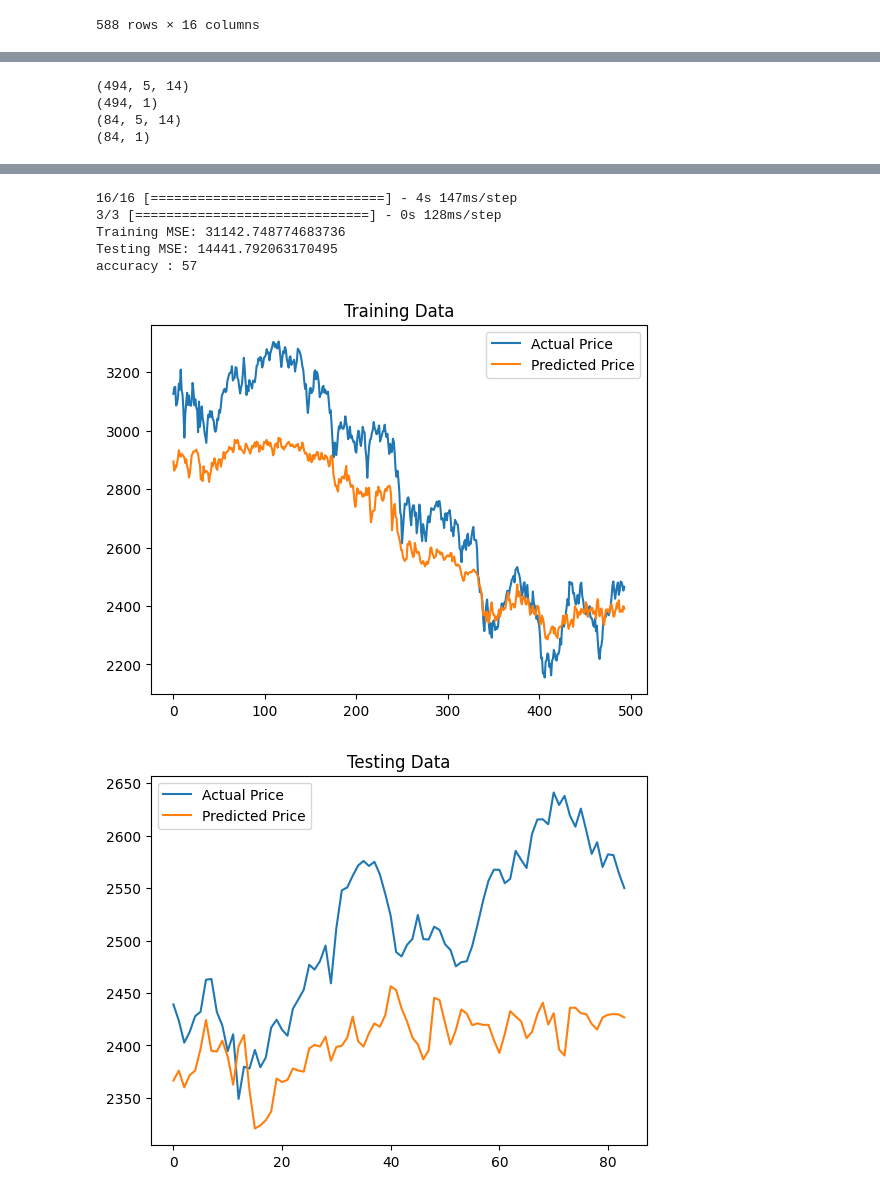
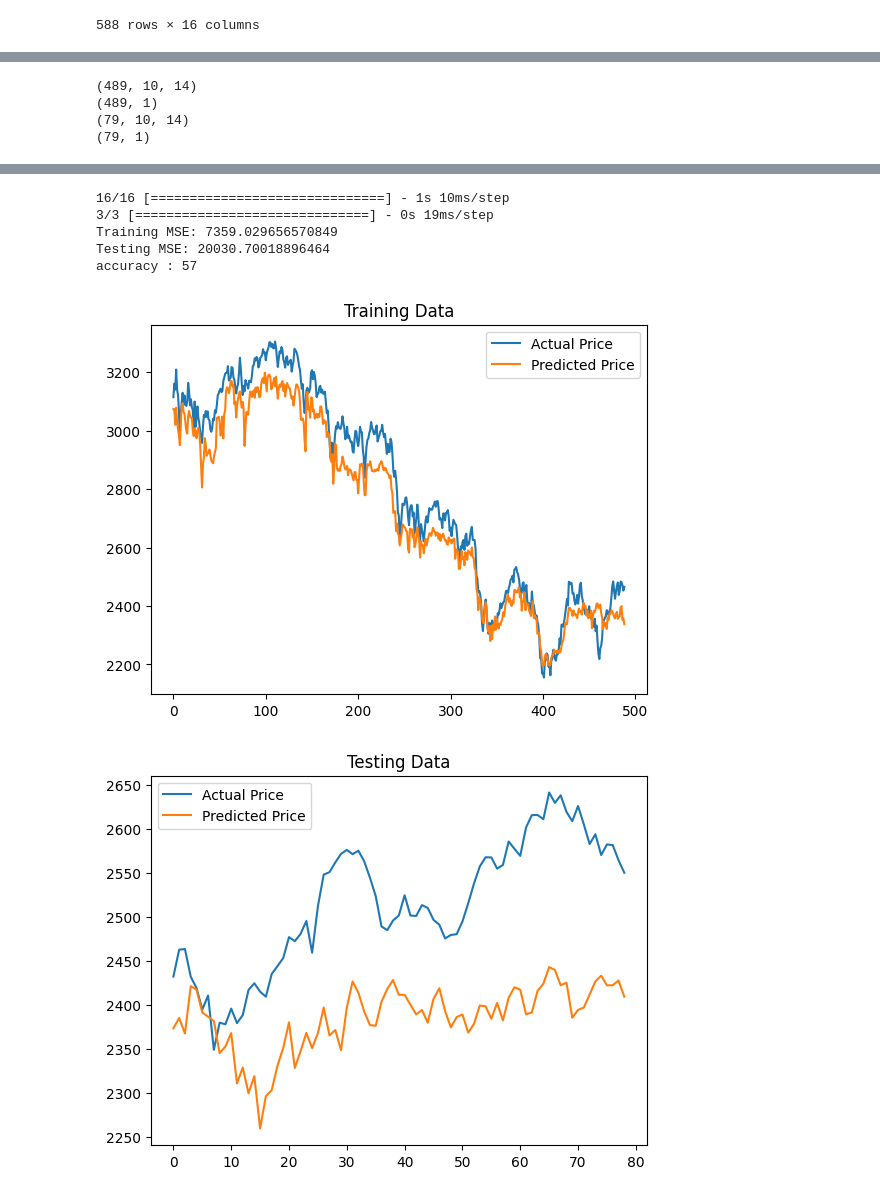
Before and after one commit to hj2222222/API, a Jupyter notebook: V5_2_experiment.ipynb, the cells around one changed output, grey strips where cells are left out. Cells and saved outputs as stored; diff of their text form; code cells hidden in the pictures.

```diff
--- a/V5_2_experiment.ipynb
+++ b/V5_2_experiment.ipynb
@@ -72,7 +72,7 @@ def create_dataset(dataset, data, look_back=10):
         y.append(data[i + look_back])
     return np.array(X), np.array(y)
 
-look_back = 5  # 몇 일 동안의 데이터를 사용할 것인지 설정
+look_back = 10  # 몇 일 동안의 데이터를 사용할 것인지 설정
 
 trainX, trainY = create_dataset(train_data_t_1, train_data, look_back)
 testX, testY = create_dataset(test_data_t_1,test_data, look_back)
@@ -220,48 +229,50 @@ print(trainY.shape)
 print(testX.shape)
 print(testY.shape)
 # %% [output]
-(494, 5, 14)
-(494, 1)
-(84, 5, 14)
-(84, 1)
+(489, 10, 14)
+(489, 1)
+(79, 10, 14)
+(79, 1)
 # %%
-# 모델 생성 LSTM
+# 모델 생성 GRU+CNN
 model = Sequential()
-model.add(LSTM(units=1024, activation='relu', return_sequences=True, input_shape=(trainX.shape[1], trainX.shape[2])))
+model.add(Conv1D(filters=256, kernel_size=3, activation='relu', input_shape=(trainX.shape[1], trainX.shape[2])))
+model.add(MaxPooling1D(pool_size=2))
+model.add(GRU(units=1024, activation='relu', return_sequences=True))
 model.add(Dropout(0.3))
-model.add(LSTM(units=512, activation='relu', return_sequences=True))
+model.add(GRU(units=512, activation='relu', return_sequences=True))
 model.add(Dropout(0.3))
-model.add(LSTM(units=256, activation='relu', return_sequences=True))
+model.add(GRU(units=256, activation='relu', return_sequences=True))
 model.add(Dropout(0.3))
-model.add(LSTM(units=128, activation='relu',return_sequences=True))
+model.add(GRU(units=128, activation='relu',return_sequences=True))
 model.add(Dropout(0.3))
-model.add(LSTM(units=64, activation='relu',return_sequences=True))
+model.add(GRU(units=64, activation='relu',return_sequences=True))
 model.add(Dropout(0.3))
-model.add(LSTM(units=32, activation='relu',return_sequences=True))
+model.add(GRU(units=32, activation='relu',return_sequences=True))
 model.add(Dropout(0.3))
-model.add(LSTM(units=16, activation='relu'))
+model.add(GRU(units=16, activation='relu'))
 model.add(Dropout(0.3))
 model.add(Dense(units=1))
 model.summary()
 
+
 # loss = Huber()
 # optimizer = Adam(0.0005)
 # model.compile(loss=Huber(), optimizer=optimizer, metrics=['mse'])
-
 model.compile(optimizer='adam', loss='mean_squared_error')
 
 filename = os.path.join('tmp', 'ckeckpointer.ckpt')
 checkpoint = ModelCheckpoint(filename,
                              save_weights_only=True,
                              save_best_only=True,
-                             monitor='val_loss',
+                             monitor='loss',
                              verbose=1)
 
 # 모델 학습
-history = model.fit(trainX, trainY, epochs=1000, batch_size=64,
+history = model.fit(trainX, trainY, epochs=2000, batch_size=64,
           validation_split=0.1, verbose=2,callbacks=[checkpoint])
 
-model.save_weights('./ko_t_LSTM_weights.h3')
+model.save_weights('./ko_sum_CNN_GRU__weights.h2')
 
 model.load_weights(filename)
 
@@ -317,7 +335,7 @@ Epoch 1000: val_loss did not improve from 4663.83496
-16/16 [==============================] - 4s 147ms/step
-3/3 [==============================] - 0s 128ms/step
-Training MSE: 31142.748774683736
-Testing MSE: 14441.792063170495
-accuracy : 57
+16/16 [==============================] - 1s 10ms/step
+3/3 [==============================] - 0s 19ms/step
+Training MSE: 7359.029656570849
+Testing MSE: 20030.70018896464
+accuracy : 57
-[figure, old version]
+[figure, new version]
-[figure, old version]
+[figure, new version]
```
Also changed, not shown: parts of 3 cells of this notebook.
